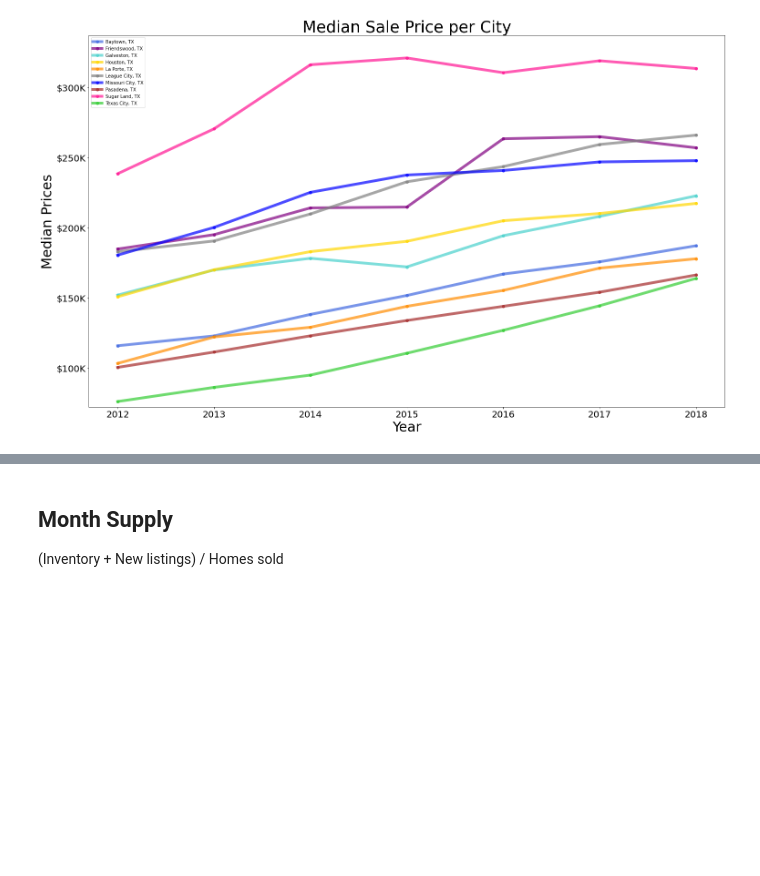
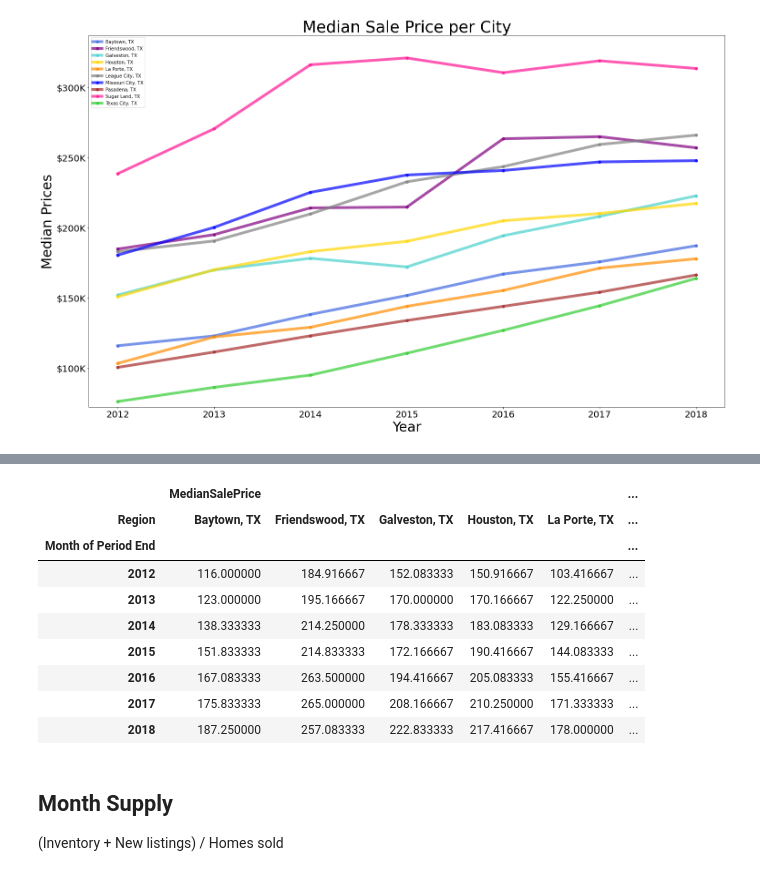
Before and after one commit to andresocorro/project_1, a Jupyter notebook: src_files/HousintMarket.ipynb, the cells around one changed output, grey strips where cells are left out. Drawn from its saved outputs; the diff is of its cells as text; code cells hidden in the pictures; blank space fills up the shorter version.

Commit message:
overwrite housing file

```diff
--- a/src_files/HousintMarket.ipynb
+++ b/src_files/HousintMarket.ipynb
@@ -207,3 +164,16 @@ SyntaxError: invalid syntax (<ipython-input-27-c89fb8d637e5>, line 6)
+# %%
+unstacked_housing
+# %% [output]
+|  | MedianSalePrice |  |  |  |  | ... |
+| Region | Baytown, TX | Friendswood, TX | Galveston, TX | Houston, TX | La Porte, TX | ... |
+| Month of Period End |  |  |  |  |  | ... |
+| 2012 | 116.000000 | 184.916667 | 152.083333 | 150.916667 | 103.416667 | ... |
+| 2013 | 123.000000 | 195.166667 | 170.000000 | 170.166667 | 122.250000 | ... |
+| 2014 | 138.333333 | 214.250000 | 178.333333 | 183.083333 | 129.166667 | ... |
+| 2015 | 151.833333 | 214.833333 | 172.166667 | 190.416667 | 144.083333 | ... |
+| 2016 | 167.083333 | 263.500000 | 194.416667 | 205.083333 | 155.416667 | ... |
+| 2017 | 175.833333 | 265.000000 | 208.166667 | 210.250000 | 171.333333 | ... |
+| 2018 | 187.250000 | 257.083333 | 222.833333 | 217.416667 | 178.000000 | ... |
 # %% [markdown]
 ## Month Supply
 
```
Also changed, not shown: parts of 10 cells of this notebook, 6 other files.
